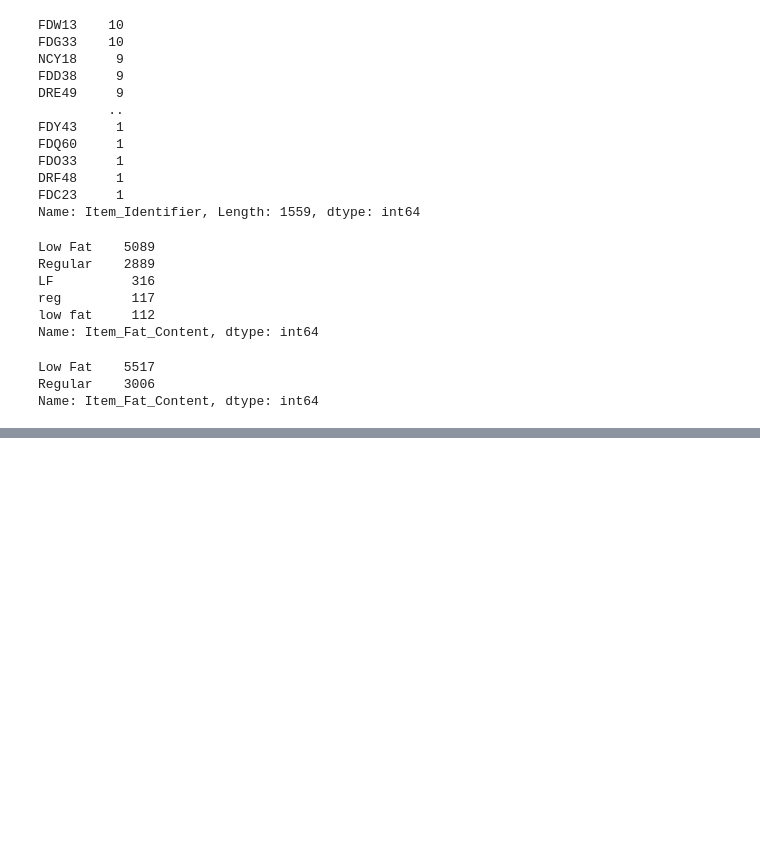
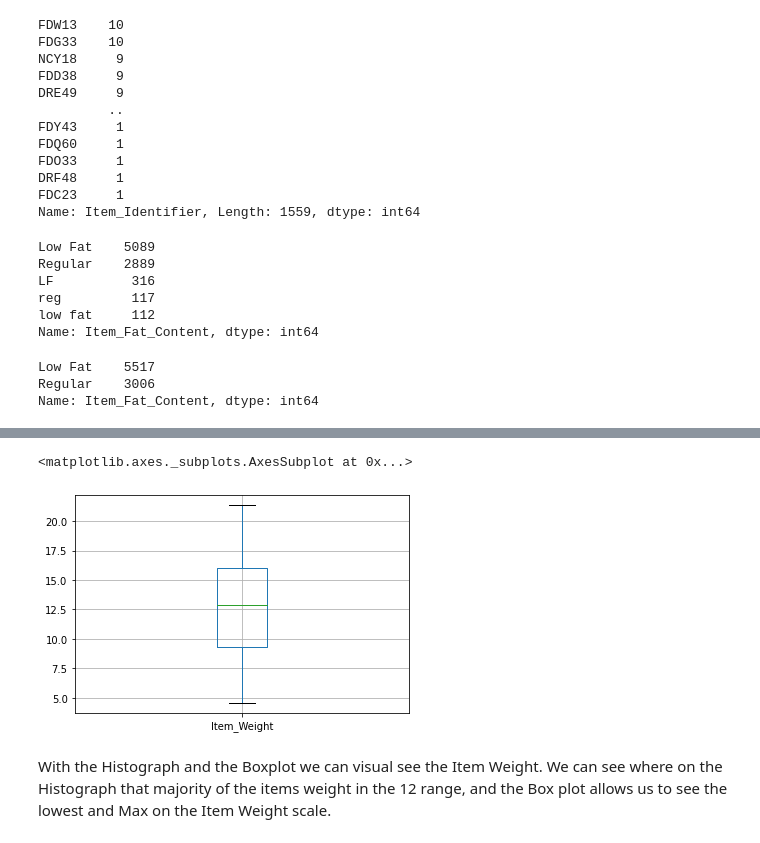
Before and after one commit to Jordan9896-ctrl/total-earnings-predicitons, a Jupyter notebook: Project_1.ipynb, the cells around one changed output, grey strips where cells are left out. Drawn from its saved outputs; the diff is of its cells as text; code cells hidden in the pictures; blank space fills up the shorter version.

```diff
--- a/Project_1.ipynb
+++ b/Project_1.ipynb
@@ -243,0 +267,13 @@ Name: Item_Fat_Content, dtype: int64
+# %%
+df.boxplot(column='Item_Weight')
+
+
+#linestyle - changes the linestyle of the actual box
+#linewidth - changes how thin/thick box is
+#color  - changes color
+    # Used within the parameters of changing the boxplot
+# %% [output]
+<matplotlib.axes._subplots.AxesSubplot at 0x...>
+[figure, added]
+# %% [markdown]
+With the Histograph and the Boxplot we can visual see the Item Weight. We can see where on the Histograph that majority of the items weight in the 12 range, and the Box plot allows us to see the lowest and Max on the Item Weight scale.
```
Also changed, not shown: parts of 4 cells of this notebook.
